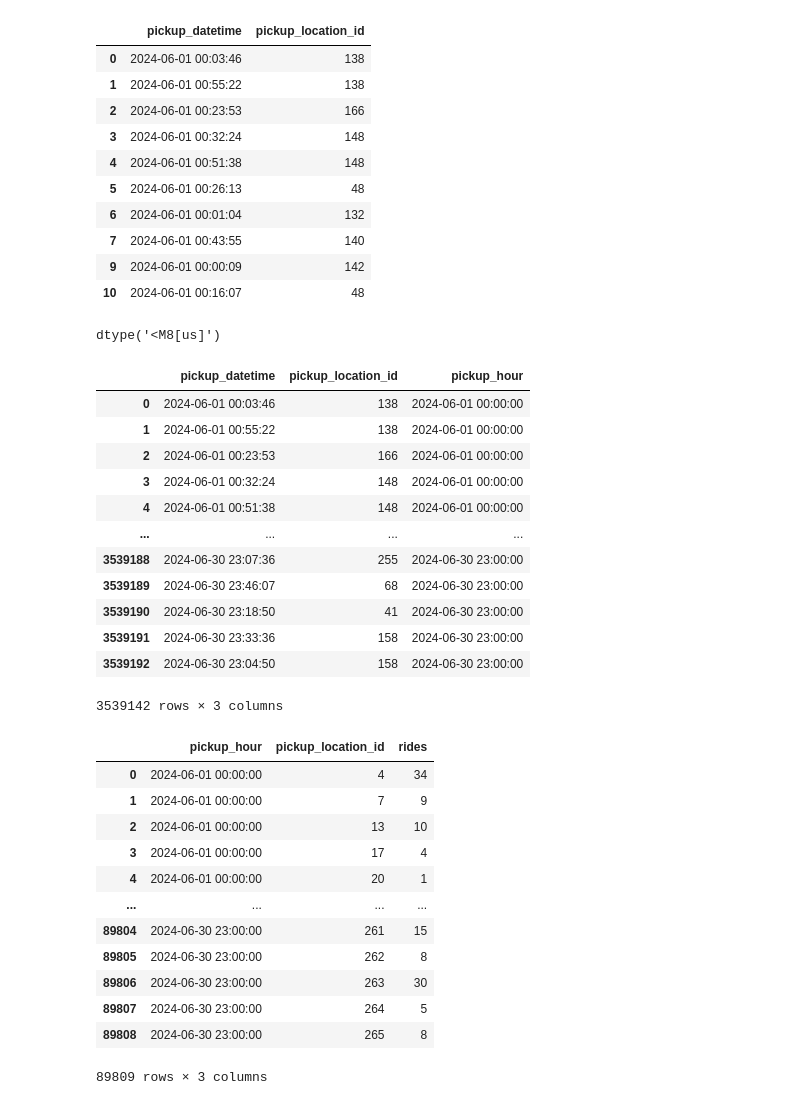
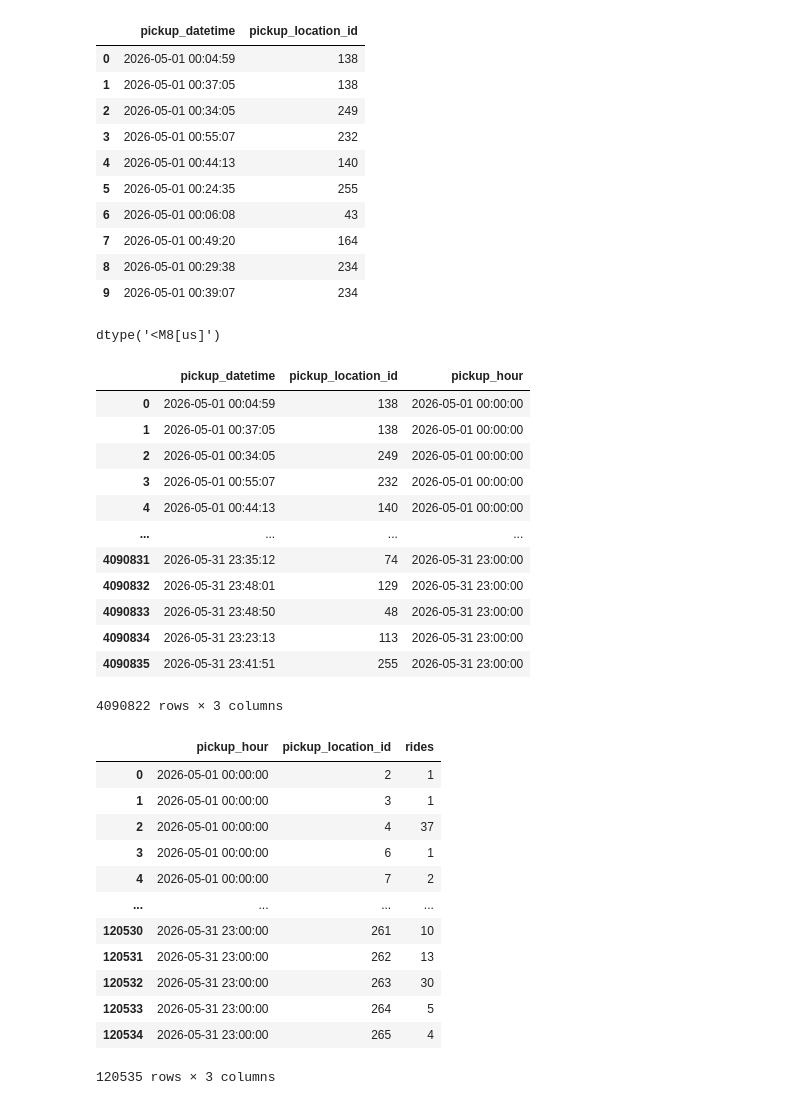
Before and after one commit to gabrieljerdhy/taxi_demand_ml_project, a Jupyter notebook: notebooks/02_transform_raw_data_into_ts_data.ipynb, the cells around one changed output. Saved outputs shown, nothing was run; the diff lists cells and outputs as text; code cells hidden in the pictures.

```diff
--- a/notebooks/02_transform_raw_data_into_ts_data.ipynb
+++ b/notebooks/02_transform_raw_data_into_ts_data.ipynb
@@ -1,20 +1,20 @@
 # %%
 import pandas as pd
 
-rides = pd.read_parquet('../data/transformed/validated_rides_2024_06.parquet')
+rides = pd.read_parquet('../data/transformed/validated_rides_2026_05.parquet')
 rides.head(10)
 # %% [output]
 |  | pickup_datetime | pickup_location_id |
-| 0 | 2024-06-01 00:03:46 | 138 |
-| 1 | 2024-06-01 00:55:22 | 138 |
-| 2 | 2024-06-01 00:23:53 | 166 |
-| 3 | 2024-06-01 00:32:24 | 148 |
-| 4 | 2024-06-01 00:51:38 | 148 |
-| 5 | 2024-06-01 00:26:13 | 48 |
-| 6 | 2024-06-01 00:01:04 | 132 |
-| 7 | 2024-06-01 00:43:55 | 140 |
-| 9 | 2024-06-01 00:00:09 | 142 |
-| 10 | 2024-06-01 00:16:07 | 48 |
+| 0 | 2026-05-01 00:04:59 | 138 |
+| 1 | 2026-05-01 00:37:05 | 138 |
+| 2 | 2026-05-01 00:34:05 | 249 |
+| 3 | 2026-05-01 00:55:07 | 232 |
+| 4 | 2026-05-01 00:44:13 | 140 |
+| 5 | 2026-05-01 00:24:35 | 255 |
+| 6 | 2026-05-01 00:06:08 | 43 |
+| 7 | 2026-05-01 00:49:20 | 164 |
+| 8 | 2026-05-01 00:29:38 | 234 |
+| 9 | 2026-05-01 00:39:07 | 234 |
 # %%
 rides['pickup_datetime'].dtype
 # %% [output]
@@ -24,36 +24,36 @@ rides['pickup_hour'] = rides['pickup_datetime'].dt.floor('h')
 rides
 # %% [output]
 |  | pickup_datetime | pickup_location_id | pickup_hour |
-| 0 | 2024-06-01 00:03:46 | 138 | 2024-06-01 00:00:00 |
-| 1 | 2024-06-01 00:55:22 | 138 | 2024-06-01 00:00:00 |
-| 2 | 2024-06-01 00:23:53 | 166 | 2024-06-01 00:00:00 |
-| 3 | 2024-06-01 00:32:24 | 148 | 2024-06-01 00:00:00 |
-| 4 | 2024-06-01 00:51:38 | 148 | 2024-06-01 00:00:00 |
+| 0 | 2026-05-01 00:04:59 | 138 | 2026-05-01 00:00:00 |
+| 1 | 2026-05-01 00:37:05 | 138 | 2026-05-01 00:00:00 |
+| 2 | 2026-05-01 00:34:05 | 249 | 2026-05-01 00:00:00 |
+| 3 | 2026-05-01 00:55:07 | 232 | 2026-05-01 00:00:00 |
+| 4 | 2026-05-01 00:44:13 | 140 | 2026-05-01 00:00:00 |
 | ... | ... | ... | ... |
-| 3539188 | 2024-06-30 23:07:36 | 255 | 2024-06-30 23:00:00 |
-| 3539189 | 2024-06-30 23:46:07 | 68 | 2024-06-30 23:00:00 |
-| 3539190 | 2024-06-30 23:18:50 | 41 | 2024-06-30 23:00:00 |
-| 3539191 | 2024-06-30 23:33:36 | 158 | 2024-06-30 23:00:00 |
-| 3539192 | 2024-06-30 23:04:50 | 158 | 2024-06-30 23:00:00 |
+| 4090831 | 2026-05-31 23:35:12 | 74 | 2026-05-31 23:00:00 |
+| 4090832 | 2026-05-31 23:48:01 | 129 | 2026-05-31 23:00:00 |
+| 4090833 | 2026-05-31 23:48:50 | 48 | 2026-05-31 23:00:00 |
+| 4090834 | 2026-05-31 23:23:13 | 113 | 2026-05-31 23:00:00 |
+| 4090835 | 2026-05-31 23:41:51 | 255 | 2026-05-31 23:00:00 |
-3539142 rows × 3 columns
+4090822 rows × 3 columns
 # %%
 agg_rides = rides.groupby(['pickup_hour', 'pickup_location_id']).size().reset_index()
 agg_rides.rename(columns={0: 'rides'}, inplace=True)
 agg_rides
 # %% [output]
 |  | pickup_hour | pickup_location_id | rides |
-| 0 | 2024-06-01 00:00:00 | 4 | 34 |
-| 1 | 2024-06-01 00:00:00 | 7 | 9 |
-| 2 | 2024-06-01 00:00:00 | 13 | 10 |
-| 3 | 2024-06-01 00:00:00 | 17 | 4 |
-| 4 | 2024-06-01 00:00:00 | 20 | 1 |
+| 0 | 2026-05-01 00:00:00 | 2 | 1 |
+| 1 | 2026-05-01 00:00:00 | 3 | 1 |
+| 2 | 2026-05-01 00:00:00 | 4 | 37 |
+| 3 | 2026-05-01 00:00:00 | 6 | 1 |
+| 4 | 2026-05-01 00:00:00 | 7 | 2 |
 | ... | ... | ... | ... |
-| 89804 | 2024-06-30 23:00:00 | 261 | 15 |
-| 89805 | 2024-06-30 23:00:00 | 262 | 8 |
-| 89806 | 2024-06-30 23:00:00 | 263 | 30 |
-| 89807 | 2024-06-30 23:00:00 | 264 | 5 |
-| 89808 | 2024-06-30 23:00:00 | 265 | 8 |
+| 120530 | 2026-05-31 23:00:00 | 261 | 10 |
+| 120531 | 2026-05-31 23:00:00 | 262 | 13 |
+| 120532 | 2026-05-31 23:00:00 | 263 | 30 |
+| 120533 | 2026-05-31 23:00:00 | 264 | 5 |
+| 120534 | 2026-05-31 23:00:00 | 265 | 4 |
-89809 rows × 3 columns
+120535 rows × 3 columns
 # %%
 from tqdm import tqdm
 
```
Also changed, not shown: parts of 3 cells of this notebook, 12 other files.
